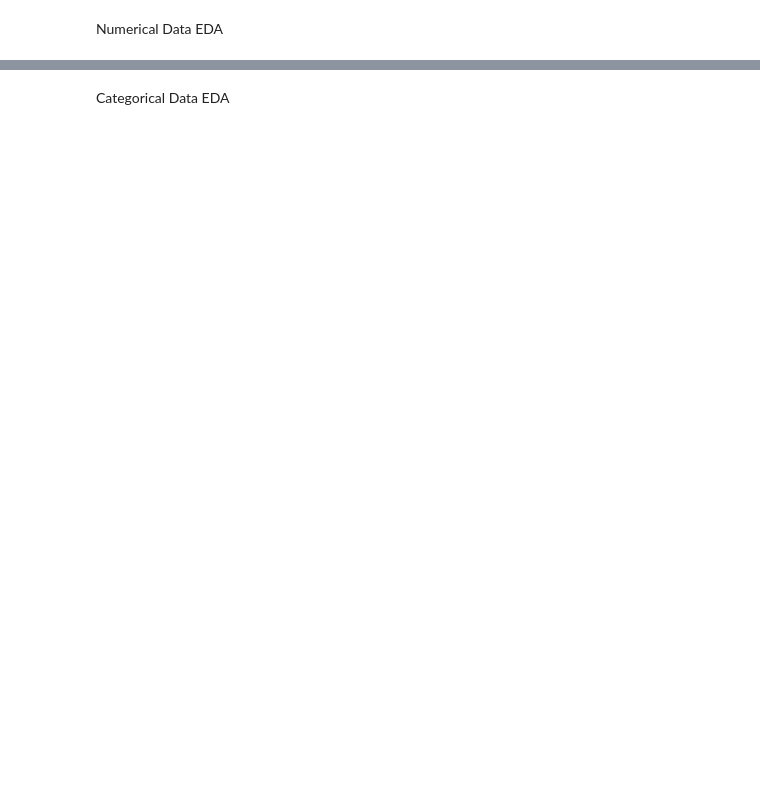
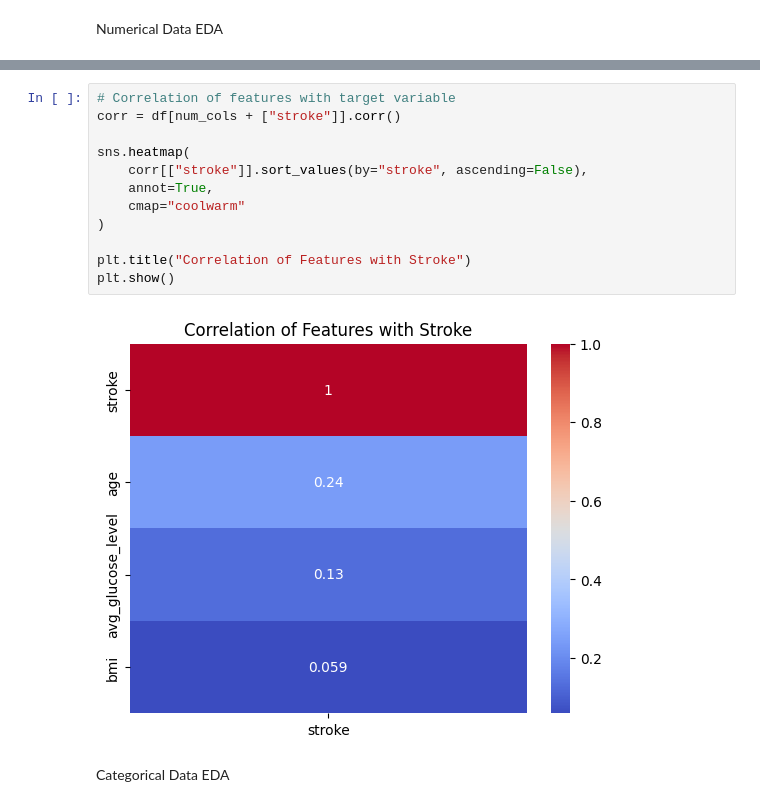
Before and after one commit to sunilramjali/ml_datascienceproject_remote, a Jupyter notebook: brainstroke.ipynb, the cells around one changed output, grey strips where cells are left out. Cells and saved outputs as stored; diff of their text form; blank space fills up the shorter version.

```diff
--- a/brainstroke.ipynb
+++ b/brainstroke.ipynb
@@ -176,2 +197,16 @@ for col in num_cols:
+# %%
+# Correlation of features with target variable
+corr = df[num_cols + ["stroke"]].corr()
+
+sns.heatmap(
+    corr[["stroke"]].sort_values(by="stroke", ascending=False),
+    annot=True,
+    cmap="coolwarm"
+)
+
+plt.title("Correlation of Features with Stroke")
+plt.show()
+# %% [output]
+[figure, added]
 # %% [markdown]
 Categorical Data EDA
```
Also changed, not shown: parts of 33 cells of this notebook.
